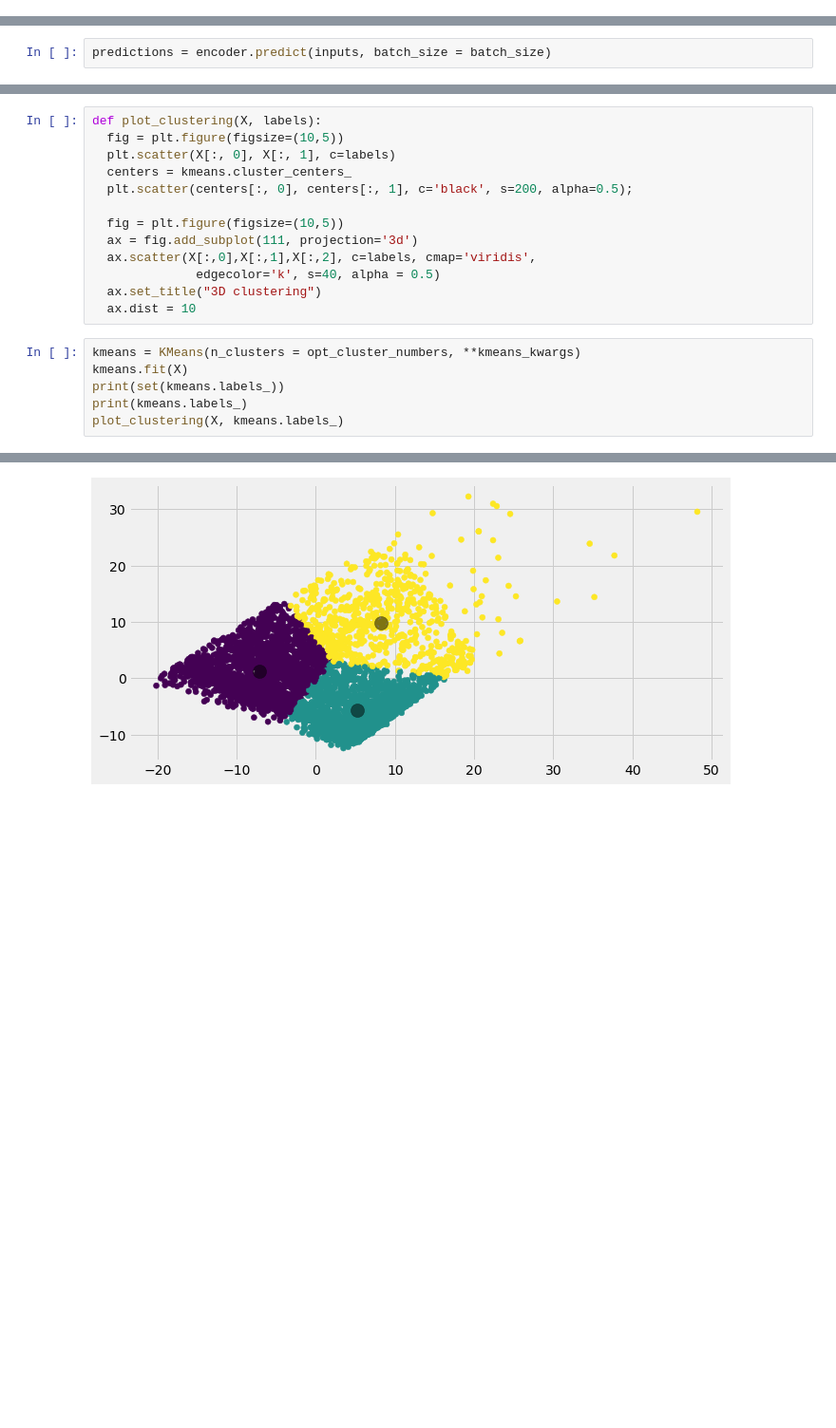
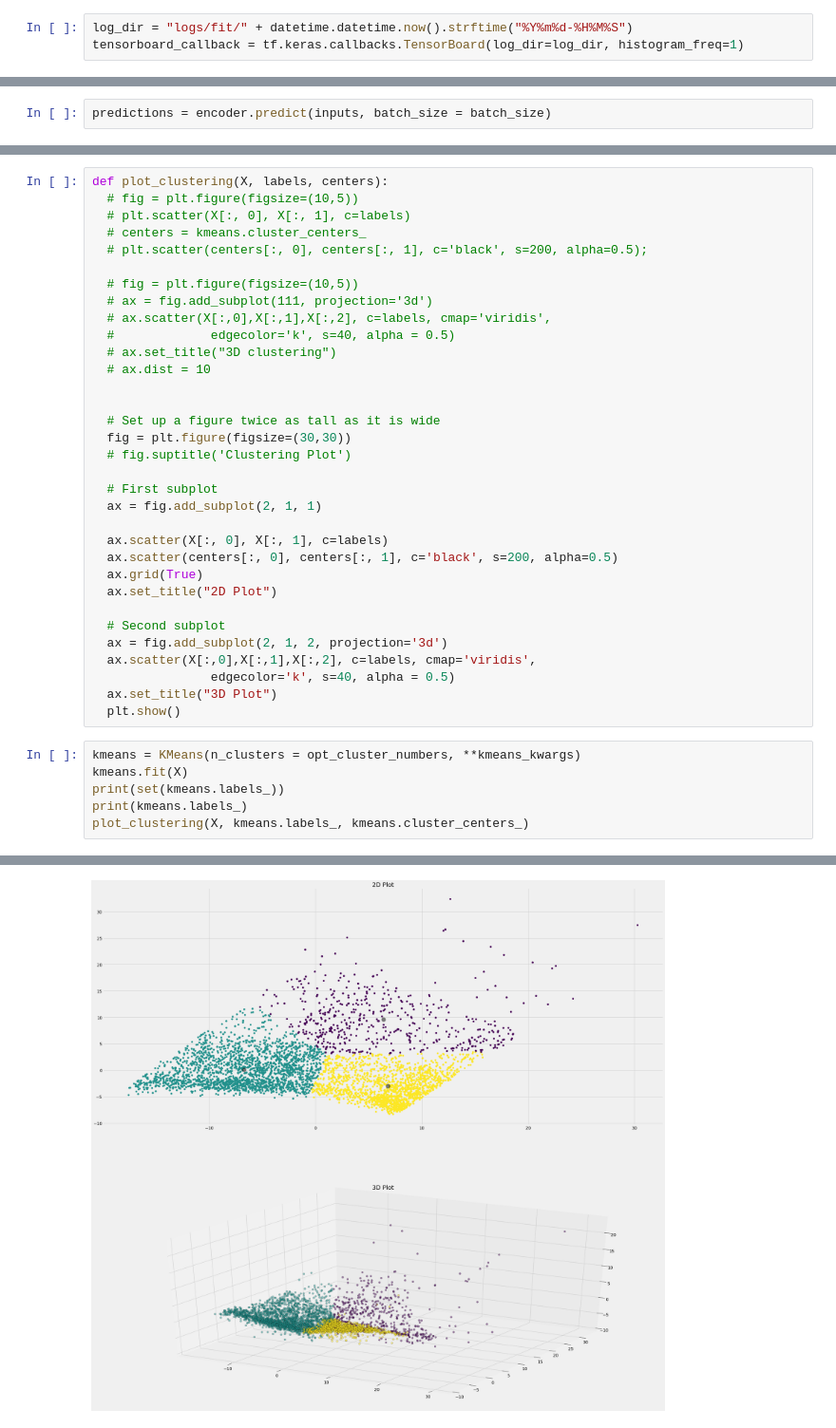
Before and after one commit to ebarkhordar/clustering-of-bank-customers, a Jupyter notebook: Czech_customer_segmentation.ipynb, the cells around one changed output, grey strips where cells are left out. Shown at 95% size. Drawn from its saved outputs; the diff is of its cells as text; blank space fills up the shorter version.

Commit message:
refactor clustering methods

```diff
--- a/Czech_customer_segmentation.ipynb
+++ b/Czech_customer_segmentation.ipynb
@@ -425,6 +427,9 @@ plot_model(model, show_shapes=True, show_layer_names=True)
 # %%
 # split data into test and train
 X_train, X_test, y_train, y_test = train_test_split(sequence_input_array, sequence_output_array, test_size=0.05, random_state=42)
+# %%
+log_dir = "logs/fit/" + datetime.datetime.now().strftime("%Y%m%d-%H%M%S")
+tensorboard_callback = tf.keras.callbacks.TensorBoard(log_dir=log_dir, histogram_freq=1)
 # %%
 # fit the keras model on the dataset
 batch_size = 128
@@ -535,22 +550,42 @@ opt_cluster_numbers = elbow_method(X)
 Optimum number of clusters is:  3
 # %%
-def plot_clustering(X, labels):
-  fig = plt.figure(figsize=(10,5))
-  plt.scatter(X[:, 0], X[:, 1], c=labels)
-  centers = kmeans.cluster_centers_
-  plt.scatter(centers[:, 0], centers[:, 1], c='black', s=200, alpha=0.5);
+def plot_clustering(X, labels, centers):
+  # fig = plt.figure(figsize=(10,5))
+  # plt.scatter(X[:, 0], X[:, 1], c=labels)
+  # centers = kmeans.cluster_centers_
+  # plt.scatter(centers[:, 0], centers[:, 1], c='black', s=200, alpha=0.5);
 
-  fig = plt.figure(figsize=(10,5))
-  ax = fig.add_subplot(111, projection='3d')
+  # fig = plt.figure(figsize=(10,5))
+  # ax = fig.add_subplot(111, projection='3d')
+  # ax.scatter(X[:,0],X[:,1],X[:,2], c=labels, cmap='viridis',
+  #             edgecolor='k', s=40, alpha = 0.5)
+  # ax.set_title("3D clustering")
+  # ax.dist = 10
+
+
+  # Set up a figure twice as tall as it is wide
+  fig = plt.figure(figsize=(30,30))
+  # fig.suptitle('Clustering Plot')
+
+  # First subplot
+  ax = fig.add_subplot(2, 1, 1)
+
+  ax.scatter(X[:, 0], X[:, 1], c=labels)
+  ax.scatter(centers[:, 0], centers[:, 1], c='black', s=200, alpha=0.5)
+  ax.grid(True)
+  ax.set_title("2D Plot")
+
+  # Second subplot
+  ax = fig.add_subplot(2, 1, 2, projection='3d')
   ax.scatter(X[:,0],X[:,1],X[:,2], c=labels, cmap='viridis',
-              edgecolor='k', s=40, alpha = 0.5)
-  ax.set_title("3D clustering")
-  ax.dist = 10
+                edgecolor='k', s=40, alpha = 0.5)
+  ax.set_title("3D Plot")
+  plt.show()
 # %%
 kmeans = KMeans(n_clusters = opt_cluster_numbers, **kmeans_kwargs)
 kmeans.fit(X)
 print(set(kmeans.labels_))
 print(kmeans.labels_)
-plot_clustering(X, kmeans.labels_)
+plot_clustering(X, kmeans.labels_, kmeans.cluster_centers_)
 # %% [output]
 {0, 1, 2}
@@ -558 +593 @@ plot_clustering(X, kmeans.labels_)
-[figure, old version]
+[figure, new version]
```
Also changed, not shown: parts of 20 cells of this notebook.
